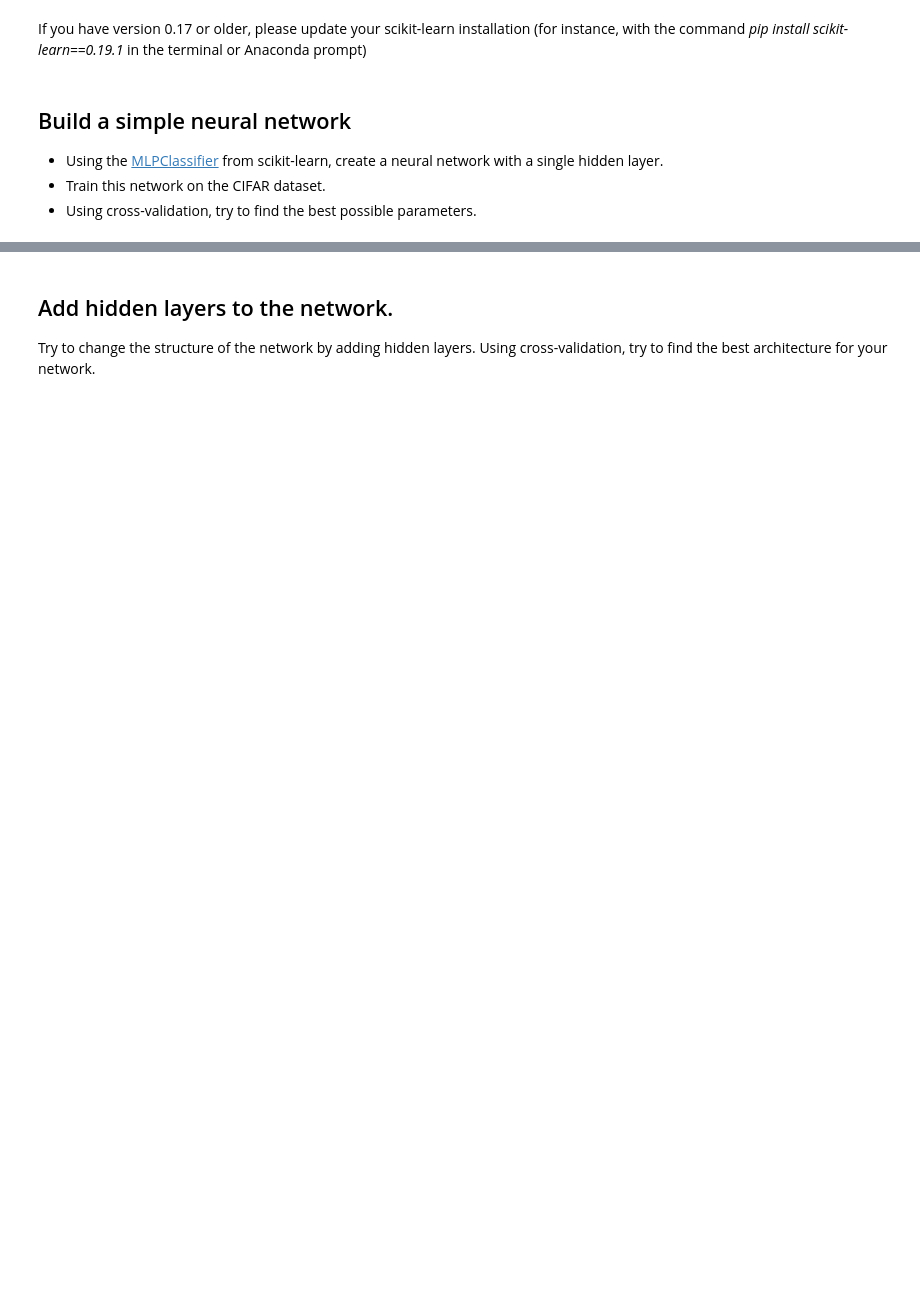
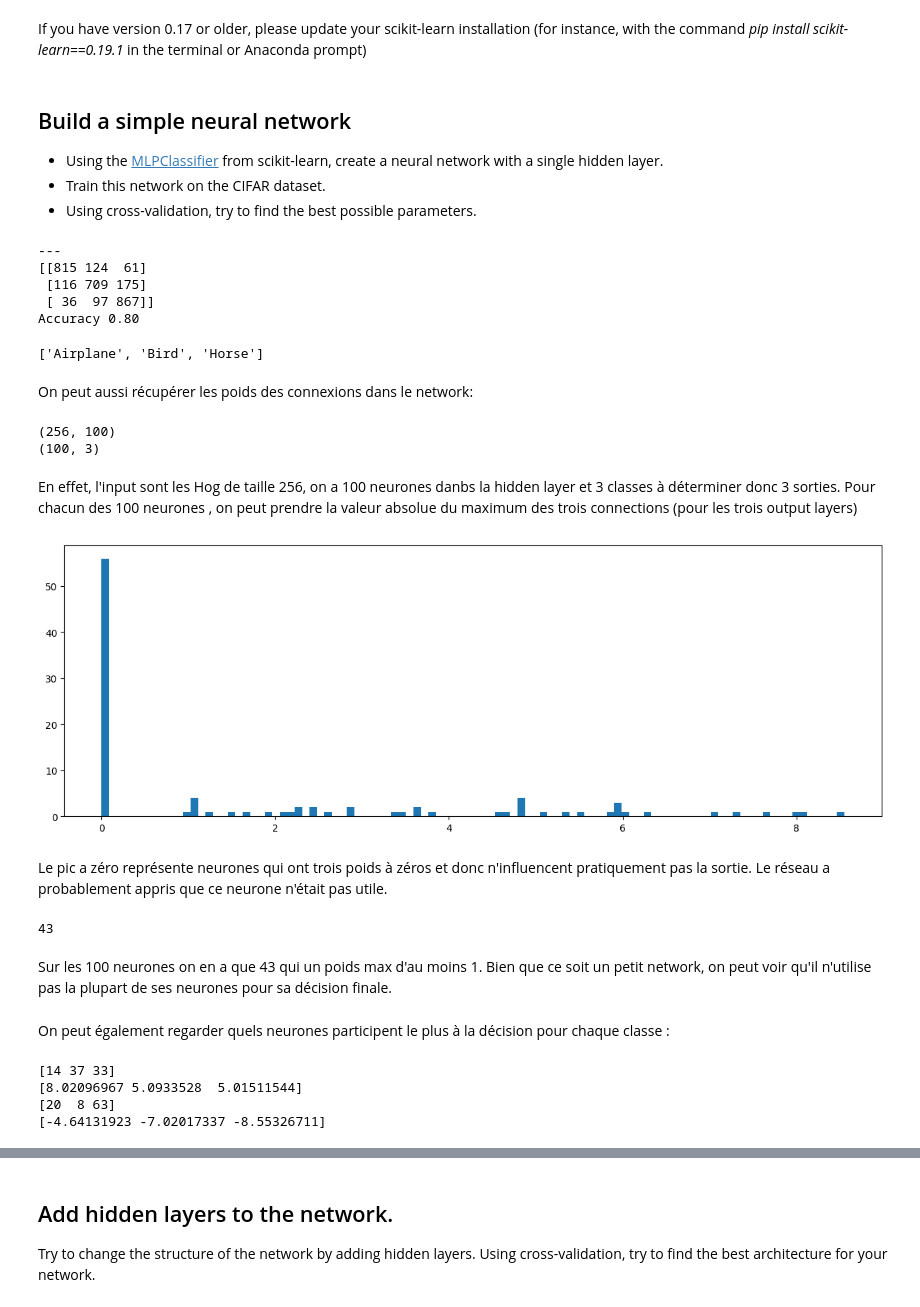
Before and after one commit to liseregn/INFO_H501, a Jupyter notebook: docs/LABS/ML2_Neural_Networks.ipynb, the cells around one changed output, grey strips where cells are left out. Cells and saved outputs as stored; diff of their text form; code cells hidden in the pictures; blank space fills up the shorter version.

```diff
--- a/docs/LABS/ML2_Neural_Networks.ipynb
+++ b/docs/LABS/ML2_Neural_Networks.ipynb
@@ -10,4 +10,4 @@ Lab objectives
 # %%
 from lab_tools import CIFAR10, evaluate_classifier, get_hog_image
 
-dataset = CIFAR10('../../extern_data/CIFAR10/')
+dataset = CIFAR10("C:/Users/regna/Documents/ULB/MA2/Q2/INFO_H501/INFO_H501/docs/LABS/CIFAR10/")
@@ -31,11 +42,70 @@ from sklearn.neural_network import MLPClassifier
 # %%
-from sklearn.model_selection import StratifiedKFold
+kf = StratifiedKFold(5)
 
-kf = StratifiedKFold(5)
+cms=[]
+accs= []
 
 for train,test in kf.split(dataset.train['hog'], dataset.train['labels']):
     train_x = dataset.train['hog'][train]
     train_y = dataset.train['labels'][train]
-
+    clf = MLPClassifier(hidden_layer_sizes=(100,), alpha=1e-4, verbose=False ,
+                    learning_rate_init=0.01, early_stopping=True)
+    clf.fit(train_x, train_y)
     test_x = dataset.train['hog'][test]
     test_y = dataset.train['labels'][test]
+    pred = clf.predict(test_x)
+    cms.append(confusion_matrix(test_y, pred))
+    accs.append((accuracy_score(test_y, pred)))
+    break
+# %%
+for cm, acc in zip(cms, accs):
+    print('---')
+    print(cm)
+    print(f"Accuracy {acc:.2f}")
+# %% [output]
+---
+[[815 124  61]
+ [116 709 175]
+ [ 36  97 867]]
+Accuracy 0.80
+# %%
+print(dataset.labels)
+# %% [output]
+['Airplane', 'Bird', 'Horse']
+# %% [markdown]
+On peut aussi récupérer les poids des connexions dans le network:
+# %%
+print(clf.coefs_[0].shape) #weigth between input and hidden layer
+print(clf.coefs_[1].shape) #weigth between hidden and output layer
+# %% [output]
+(256, 100)
+(100, 3)
+# %% [markdown]
+En effet, l'input sont les Hog de taille 256, on a 100 neurones danbs la hidden layer et 3 classes à déterminer donc 3 sorties. Pour chacun des 100 neurones , on peut prendre la valeur absolue du maximum des trois connections (pour les trois output layers)
+# %%
+plt.figure(figsize=(15,5))
+plt.hist(np.abs(clf.coefs_[1]).max(axis=1), bins=100)
+plt.show()
+# %% [output]
+[figure, added]
+# %% [markdown]
+Le pic a zéro représente neurones qui ont trois poids à zéros et donc n'influencent pratiquement pas la sortie. Le réseau a probablement appris que ce neurone n'était pas utile.
+# %%
+print((np.abs(clf.coefs_[1]).max(axis=1)>1).sum())
+# %% [output]
+43
+# %% [markdown]
+Sur les 100 neurones on en a que 43 qui un poids max d'au moins 1. Bien que ce soit un petit network, on peut voir qu'il n'utilise pas la plupart de ses neurones pour sa décision finale.
+# %% [markdown]
+On peut également regarder quels neurones participent le plus à la décision  pour chaque classe :
+# %%
+print(clf.coefs_[1].argmax(axis=0))
+print(clf.coefs_[1].max(axis=0))
+
+print(clf.coefs_[1].argmin(axis=0))
+print(clf.coefs_[1].min(axis=0))
+# %% [output]
+[14 37 33]
+[8.02096967 5.0933528  5.01511544]
+[20  8 63]
+[-4.64131923 -7.02017337 -8.55326711]
```
Also changed, not shown: parts of 7 cells of this notebook.
